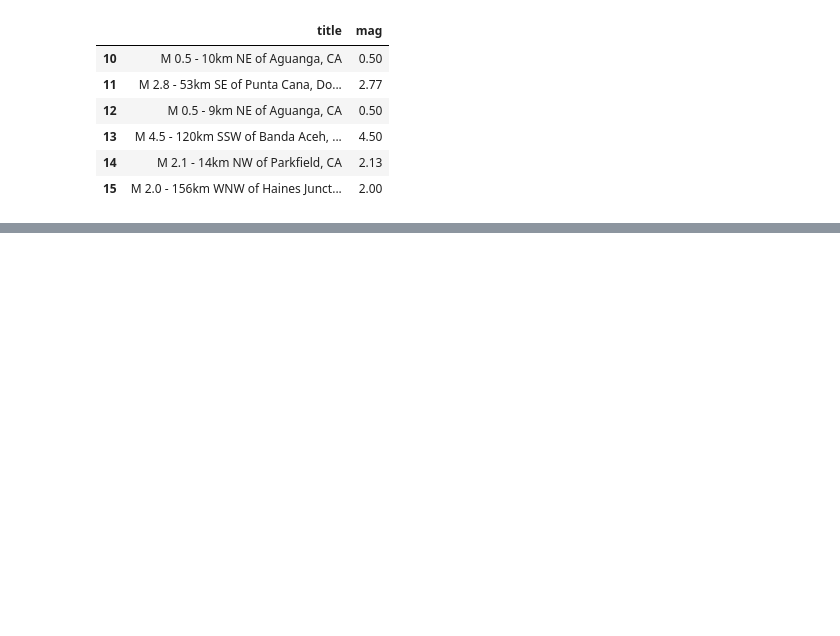
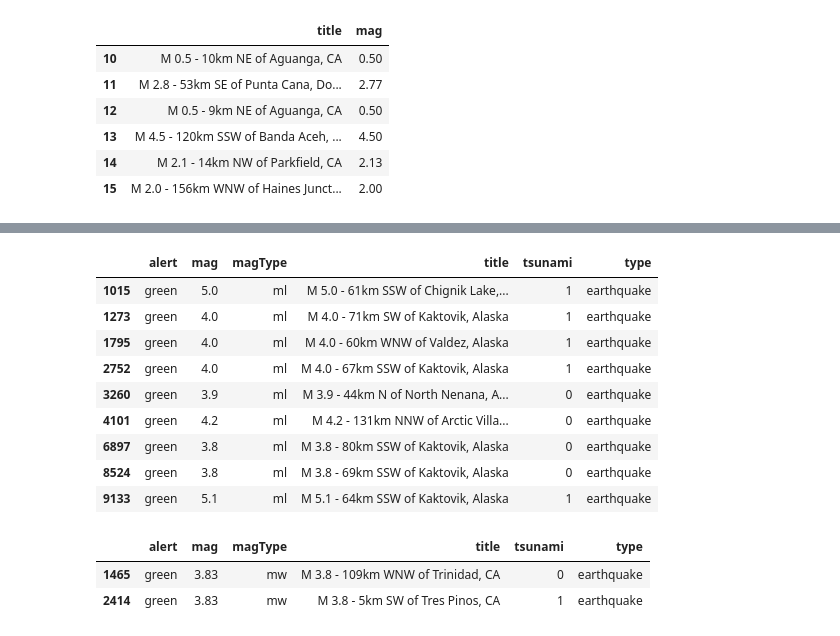
Before and after one commit to Le0Hnard/Hands-On-Data-Analysis-with-Pandas-2nd-edition, a Jupyter notebook: ch_02/Follow_Along.ipynb, the cells around one changed output, grey strips where cells are left out. Drawn from its saved outputs; the diff is of its cells as text; code cells hidden in the pictures; blank space fills up the shorter version.

```diff
--- a/ch_02/Follow_Along.ipynb
+++ b/ch_02/Follow_Along.ipynb
@@ -101,0 +146,19 @@ df.loc[10:15, ['title', 'mag']]
+# %%
+df.loc[(df.place.str.contains('Alaska')) & (df.alert.notnull()), ['alert', 'mag', 'magType', 'title', 'tsunami', 'type']]
+# %% [output]
+|  | alert | mag | magType | title | tsunami | type |
+| 1015 | green | 5.0 | ml | M 5.0 - 61km SSW of Chignik Lake,... | 1 | earthquake |
+| 1273 | green | 4.0 | ml | M 4.0 - 71km SW of Kaktovik, Alaska | 1 | earthquake |
+| 1795 | green | 4.0 | ml | M 4.0 - 60km WNW of Valdez, Alaska | 1 | earthquake |
+| 2752 | green | 4.0 | ml | M 4.0 - 67km SSW of Kaktovik, Alaska | 1 | earthquake |
+| 3260 | green | 3.9 | ml | M 3.9 - 44km N of North Nenana, A... | 0 | earthquake |
+| 4101 | green | 4.2 | ml | M 4.2 - 131km NNW of Arctic Villa... | 0 | earthquake |
+| 6897 | green | 3.8 | ml | M 3.8 - 80km SSW of Kaktovik, Alaska | 0 | earthquake |
+| 8524 | green | 3.8 | ml | M 3.8 - 69km SSW of Kaktovik, Alaska | 0 | earthquake |
+| 9133 | green | 5.1 | ml | M 5.1 - 64km SSW of Kaktovik, Alaska | 1 | earthquake |
+# %%
+df.loc[(df.place.str.contains(r'CA|California$')) & (df.mag > 3.8), ['alert', 'mag', 'magType', 'title', 'tsunami', 'type']]
+# %% [output]
+|  | alert | mag | magType | title | tsunami | type |
+| 1465 | green | 3.83 | mw | M 3.8 - 109km WNW of Trinidad, CA | 0 | earthquake |
+| 2414 | green | 3.83 | mw | M 3.8 - 5km SW of Tres Pinos, CA | 1 | earthquake |
```
Also changed, not shown: parts of 10 cells of this notebook.
